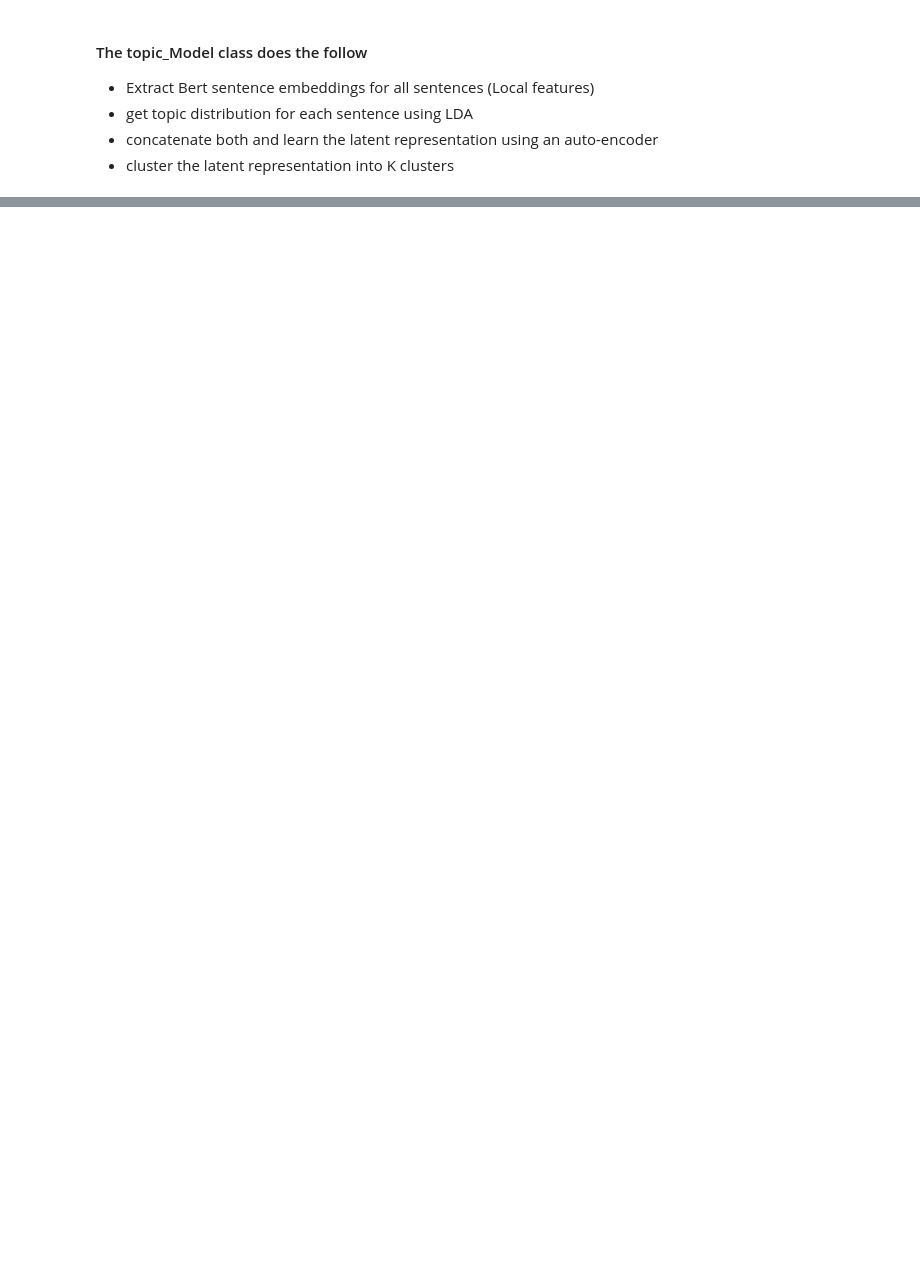
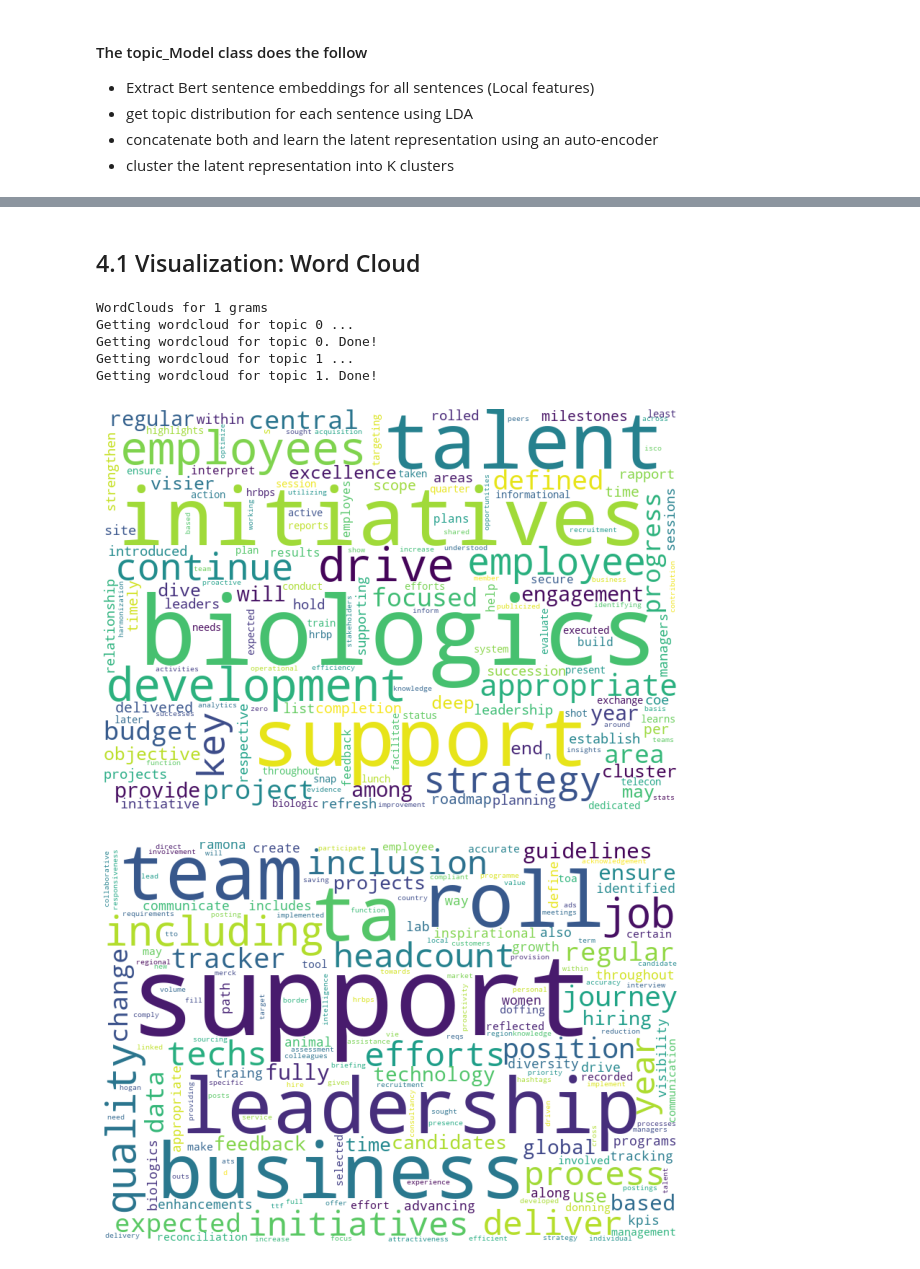
Before and after one commit to agemagician/topic-modeling-job, a Jupyter notebook: topic-modeling-playground-colab.ipynb, the cells around one changed output, grey strips where cells are left out. Saved outputs shown, nothing was run; the diff lists cells and outputs as text; code cells hidden in the pictures; blank space fills up the shorter version.

```diff
--- a/topic-modeling-playground-colab.ipynb
+++ b/topic-modeling-playground-colab.ipynb
@@ -57,6 +59,4 @@ num_docs = len(ids)
 len(ids)
 # %% [output]
 205
-# %%
-sentences, token_lists = preprocess_documents(file, verbose = Verbose)
 # %% [markdown]
@@ -71,9 +71,7 @@ from models.topic_model import Topic_Model
 - cluster the latent representation into K clusters
 # %%
 # define the numbe of clusters
-k = 3
+k = 2
-# %%
-Verbose = False
 # %%
 # Define the topic model object
 TopicModelObject = Topic_Model(k = k, verbose = Verbose, embedding = 'bert',
@@ -117,0 +183,2 @@ num_employee = len(unique_ids)
+# %% [markdown]
+## 4.1 Visualization: Word Cloud
@@ -117,0 +189,38 @@ num_employee = len(unique_ids)
+# %%
+#Getting indexes of sentences belonging to each cluster
+sentence_label_dict = dict()
+for label in set(TopicModelObject.cluster_model.labels_):
+    sentence_label_dict[label] = [idx for idx, l in enumerate(TopicModelObject.cluster_model.labels_) if l == label]
+# %%
+### Top words from LDA
+if TopicModelObject.method == 'LDA':
+
+    lda_class_distribution = TopicModelObject.vec["LDA"]
+    labels = np.argmax(lda_class_distribution, axis=1)
+    print (labels.shape)
+
+    # To get the top words for each topic, this method only uses LDA, doesn't utilize Bert or K mean clustering
+    TopicModelObject.get_top_words_lda(top=10)
+
+    for k , cluster_word_distribution in TopicModelObject.get_top_words_lda(top=100).items():
+        get_wordcloud(TopicModelObject, word_distribution = cluster_word_distribution, topic = k )
+# Get top words from autoencoder (LDA + Embeddings) and create word clouds on n grams
+else:
+    grams = 1
+    for ng in range(grams):
+        print ("WordClouds for {} grams".format(str(ng+1)))
+        for i in range(TopicModelObject.k):
+
+            k_sentences = np.array(sentences)[sentence_label_dict[i]]
+            ngram_token_with_frequency = generate_n_gram(k_sentences, n=ng+1, separator = '-' ,
+                                        keep_stopwords= False, stem=False, keep_nouns_only=False)
+
+            get_wordcloud(TopicModelObject, topic=i, word_count_dict = ngram_token_with_frequency)
+# %% [output]
+WordClouds for 1 grams
+Getting wordcloud for topic 0 ...
+Getting wordcloud for topic 0. Done!
+Getting wordcloud for topic 1 ...
+Getting wordcloud for topic 1. Done!
+[figure, added]
+[figure, added]
```
Also changed, not shown: parts of 63 cells of this notebook, 6 other files.
